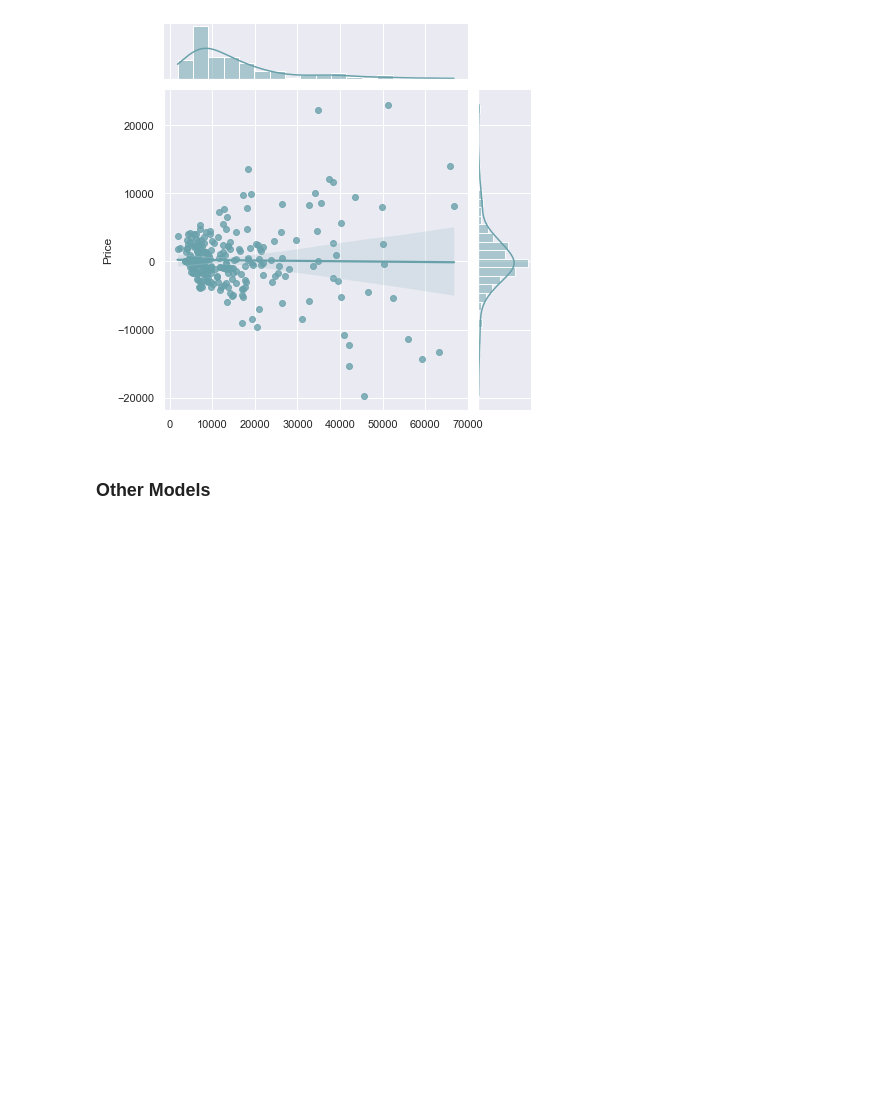
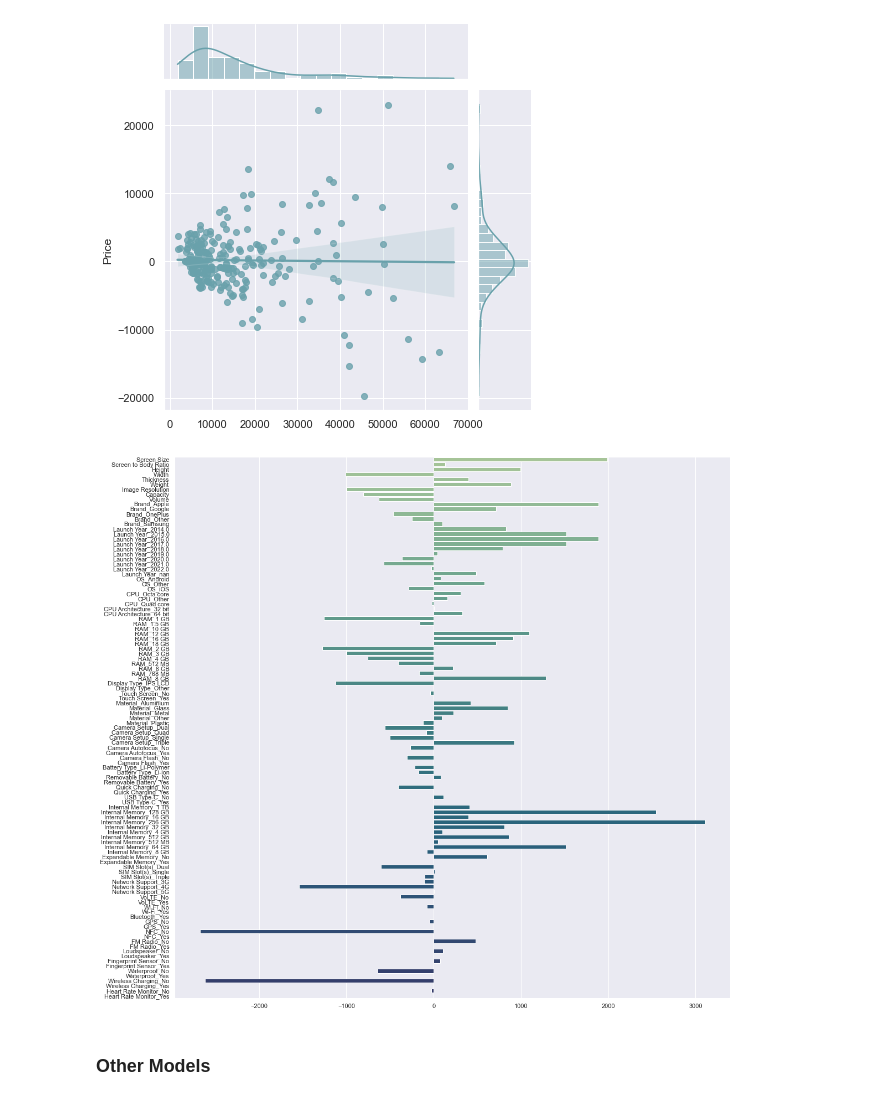
Before and after one commit to shami-am/phone-price-regression, a Jupyter notebook: Code/Phone Price Regression - Code.ipynb, the cells around one changed output. Saved outputs shown, nothing was run; the diff lists cells and outputs as text; code cells hidden in the pictures; blank space fills up the shorter version.

```diff
--- a/Code/Phone Price Regression - Code.ipynb
+++ b/Code/Phone Price Regression - Code.ipynb
@@ -245,6 +259,13 @@ MAE: 3183.75
 RMSE: 4838.29
 SSE: 5805438778.60
 [figure]
+# %%
+coefs = lasso_grid_est.best_estimator_.coef_
+
+plt.figure(figsize(18, 18))
+sns.barplot(y=X.columns, x=coefs, palette='crest');
+# %% [output]
+[figure, added]
 # %% [markdown]
 ### Other Models
 # %%
```
Also changed, not shown: parts of 8 cells of this notebook.
